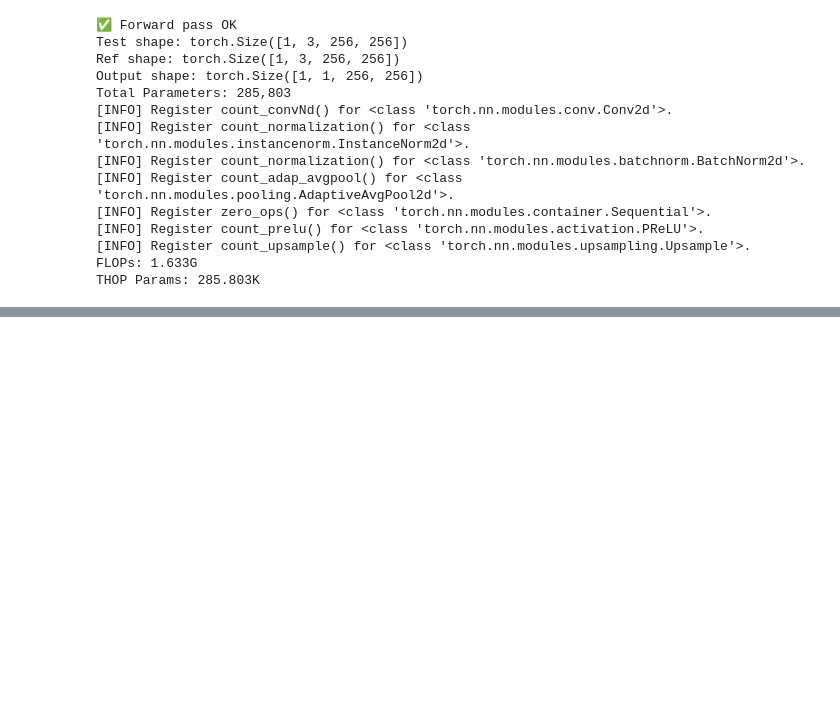
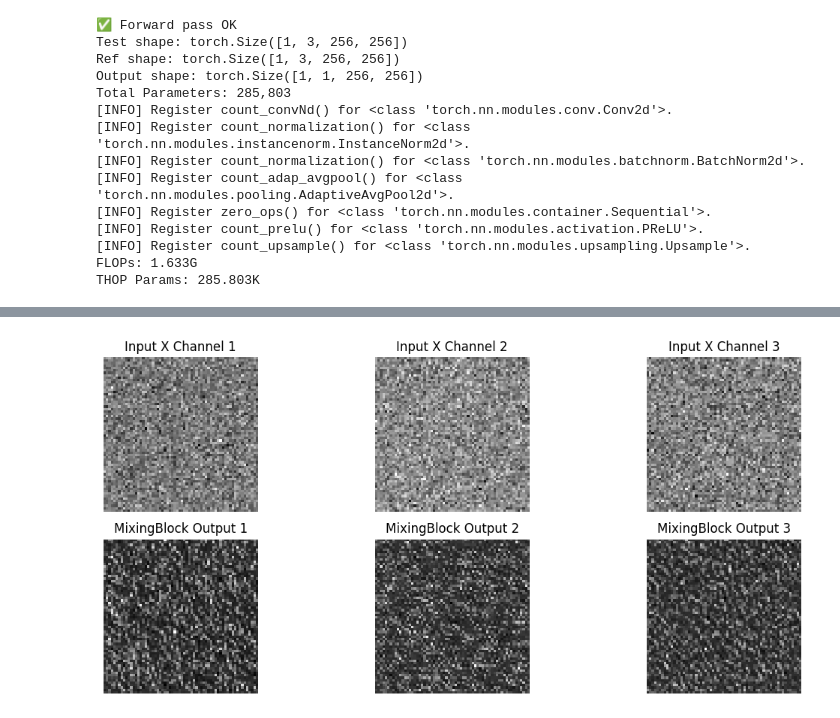
Before and after one commit to Msadr471/TPCV-CD, a Jupyter notebook: test.ipynb, the cells around one changed output, grey strips where cells are left out. Saved outputs shown, nothing was run; the diff lists cells and outputs as text; code cells hidden in the pictures; blank space fills up the shorter version.

```diff
--- a/test.ipynb
+++ b/test.ipynb
@@ -53,0 +183,28 @@ THOP Params: 285.803K
+# %%
+import matplotlib.pyplot as plt
+import torch
+from models.layers import MixingBlock
+
+x = torch.randn(1, 24, 64, 64)
+y = torch.randn(1, 24, 64, 64)
+
+mix_block = MixingBlock(48, 24)  # ch_in=48, ch_out=24
+mix_block.eval()
+
+with torch.no_grad():
+    out = mix_block(x, y)[0]  # Remove batch dim
+
+fig, axs = plt.subplots(2, 3, figsize=(12, 5))
+for i in range(3):
+    axs[0, i].imshow(x[0, i].cpu(), cmap='gray')
+    axs[0, i].set_title(f'Input X Channel {i+1}')
+    axs[0, i].axis('off')
+
+    axs[1, i].imshow(out[i].cpu(), cmap='gray')
+    axs[1, i].set_title(f'MixingBlock Output {i+1}')
+    axs[1, i].axis('off')
+
+plt.tight_layout()
+plt.show()
+# %% [output]
+[figure, added]
```
Also changed, not shown: parts of 5 cells of this notebook, 13 other files.
